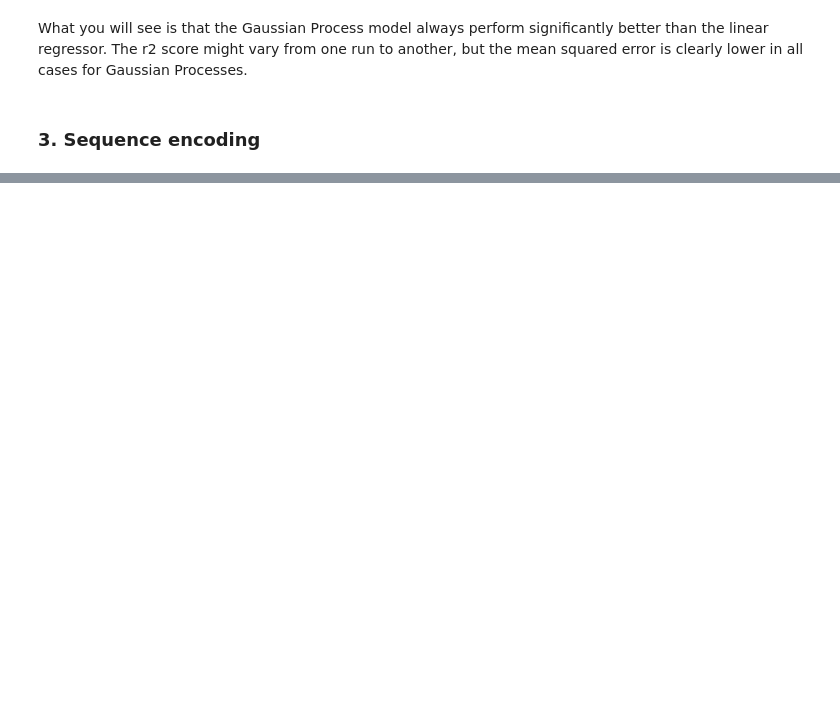
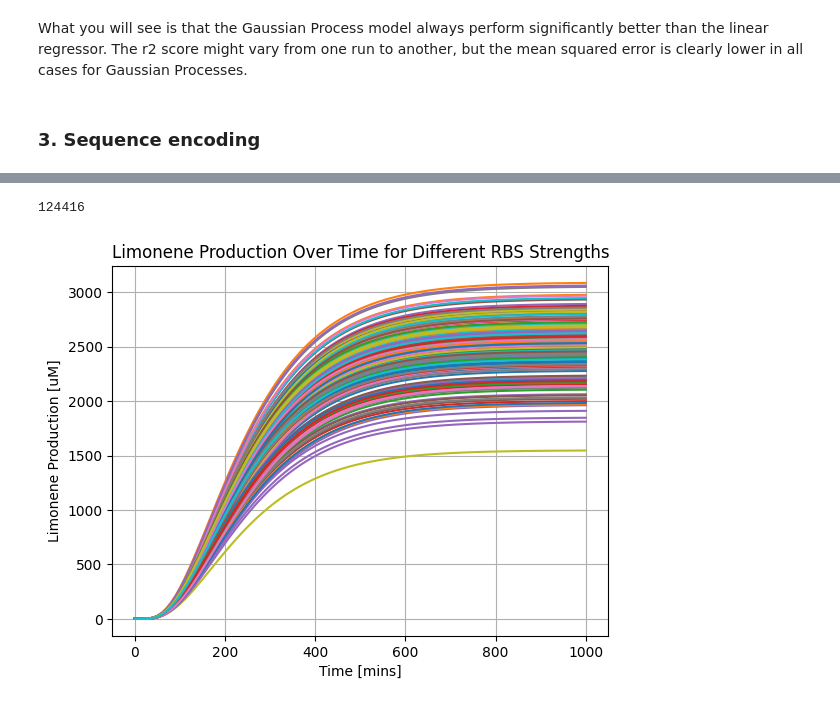
Before and after one commit to pablocarb/uimp-synbio, a Jupyter notebook: SynBio-AI-Overview.ipynb, the cells around one changed output, grey strips where cells are left out. Cells and saved outputs as stored; diff of their text form; code cells hidden in the pictures; blank space fills up the shorter version.

```diff
--- a/SynBio-AI-Overview.ipynb
+++ b/SynBio-AI-Overview.ipynb
@@ -162,0 +335,70 @@ Here, we will show an approach based on the encodign of sequences using the one-
+# %%
+from itertools import product
+# Define allowed nucleotides for each position in the RBS sequences
+
+allowed = {'R': ['A','G'], 'V': ['A','C','G'], 'S': ['C','G']}
+variants1 = 'RRVSRRS'
+variants2 = 'RSVVRVV'
+variants = variants1 + variants2
+possible = []
+possible1 = []
+possible2 = []
+for i in range(len(variants)):
+    possible.append(allowed[variants[i]])
+for i in range(len(variants1)):
+    possible1.append(allowed[variants1[i]])
+for i in range(len(variants2)):
+    possible2.append(allowed[variants2[i]])
+
+combinations = list(product(*possible))
+combinations1 = list(product(*possible1))
+combinations2 = list(product(*possible2))
+len(combinations)
+# %% [output]
+124416
+# %%
+from Functions import get_rbs_from_sequence
+
+rbss1, rbss2 = get_rbs_from_sequence(combinations, combinations1, combinations2)
+
+libsize = 150
+
+l1 = list(rbss1.keys())
+l2 = list(rbss2.keys())
+
+rkeys1 = np.random.choice(np.arange(len(l1)), libsize, replace=False) # pick random indices
+rkeys2 = np.random.choice(np.arange(len(l2)), libsize, replace=False) # pick random indices
+
+lib1 = [l1[i] for i in rkeys1]
+lib2 = [l2[i] for i in rkeys2]
+# %%
+y0 = [0, 0, 0, 0, 0, 0]  # Initial conditions for the system
+time = np.linspace(0, 1000, 100)  # Time points for simulation
+
+X = [] # Placeholder for RBS strengths combinations
+Y = [] # Placeholder for results
+
+mylib = []
+
+for i in np.arange(libsize): #[0.1, 0.5, 1.0]:  # Example RBS strengths for gene 1
+        r1 = lib1[i] # select library one
+        r2 = lib2[i] # select library two
+        rbs1_strength = rbss1[r1] # RBS strength for first gene
+        rbs2_strength = rbss2[r2] # RBS strength for second gene
+        mylib.append((r1,r2))
+        result = odeint(limonene_production_dynamics, y0, time, args=(rbs1_strength, rbs2_strength))
+        X.append([rbs1_strength, rbs2_strength])  # Store the RBS strengths
+        yval = result[-1, -1]
+        #yval = np.sin((result[-1, -1] - 200000)/2000)+np.random.normal()
+        #yval = np.sin(rbs1_strength)+ np.sin(rbs2_strength)
+        Y.append(yval+0*np.random.normal())  # Store the final limonene production value
+        plt.plot(time, result[:, -1], label=f'RBS1: {rbs1_strength}, RBS2: {rbs2_strength}')
+
+
+plt.xlabel('Time [mins]')
+plt.ylabel('Limonene Production [uM]')
+plt.title('Limonene Production Over Time for Different RBS Strengths')
+plt.grid()
+plt.show()
+# %% [output]
+[figure, added]
```
Also changed, not shown: parts of 22 cells of this notebook, 3 other files.
